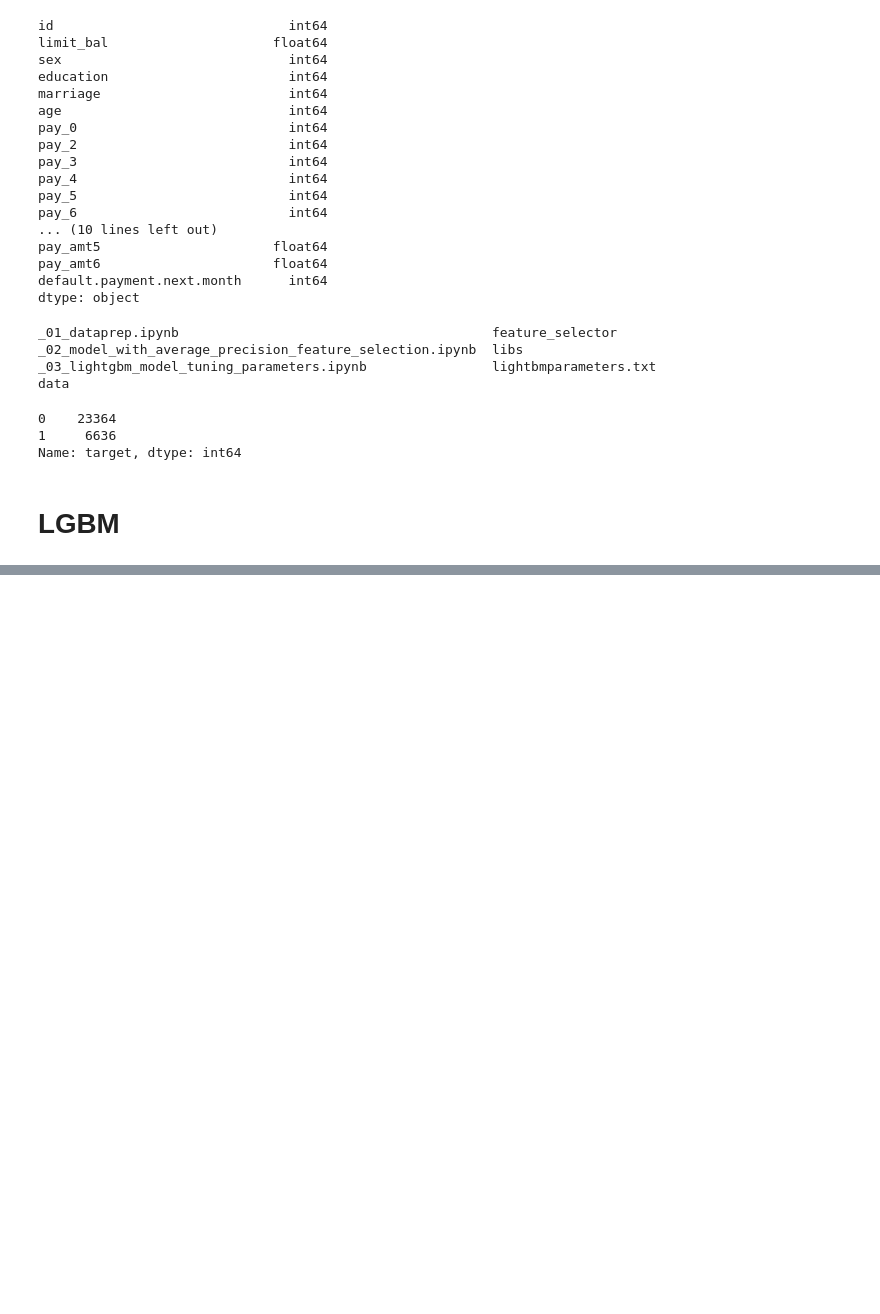
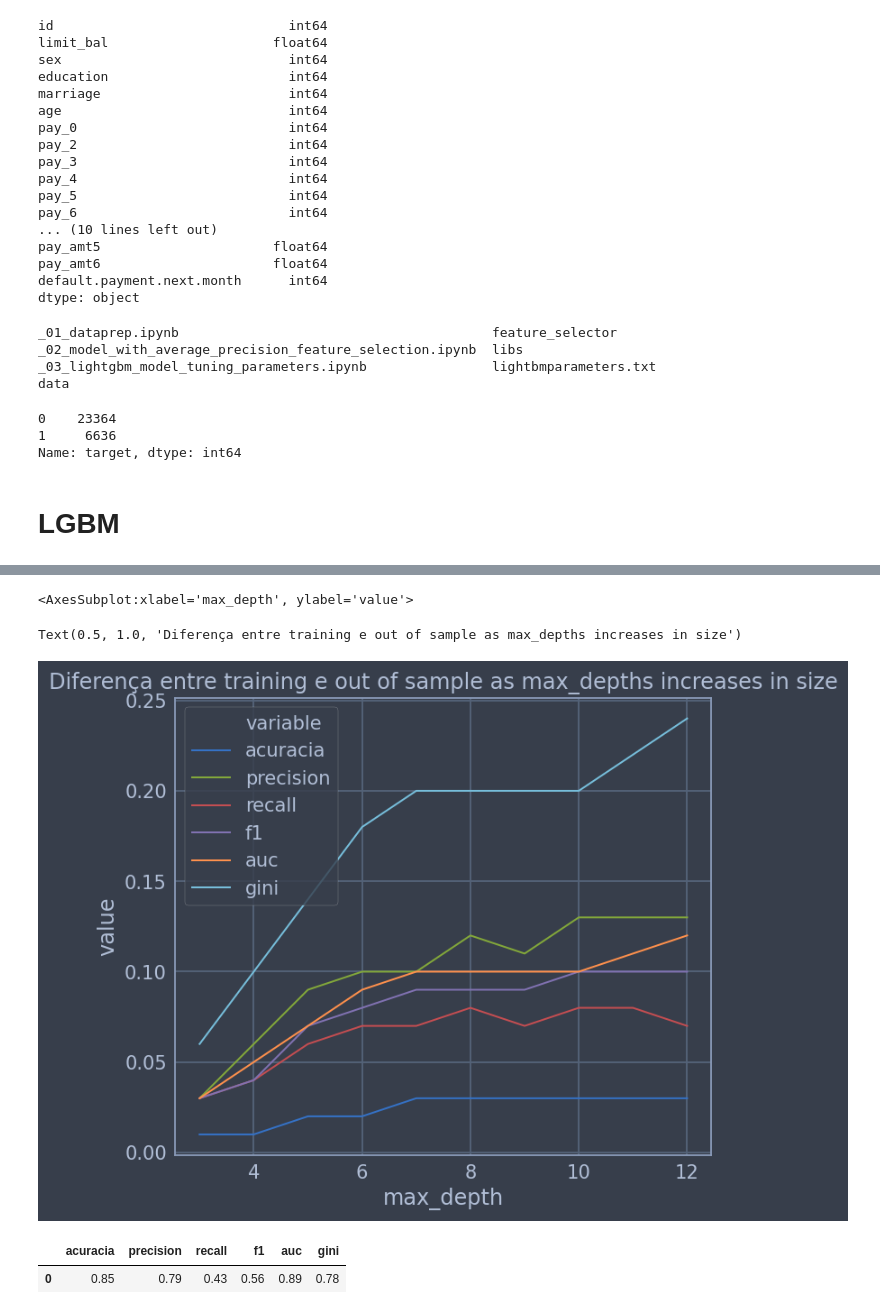
Before and after one commit to vitorpbarbosa7/code_snippets_data_science, a Jupyter notebook: _03_credit_risk_modelling/_03_lightgbm_model_tuning_parameters.ipynb, the cells around one changed output, grey strips where cells are left out. Cells and saved outputs as stored; diff of their text form; code cells hidden in the pictures; blank space fills up the shorter version.

```diff
--- a/_03_credit_risk_modelling/_03_lightgbm_model_tuning_parameters.ipynb
+++ b/_03_credit_risk_modelling/_03_lightgbm_model_tuning_parameters.ipynb
@@ -127,0 +116,9 @@ df
+# %%
+for i in range(3,12,1):
+    clf = lgb.LGBMClassifier(max_depth = i)
+    ma = Pipe(df = df, model = clf, target_var = 'target')
+    print(i)
+    ma.popin.scores
+    ma.oos.scores
+    ma.metrics()
+    ma.overfitting
@@ -127,0 +148,13 @@ df
+# %%
+init = 3
+end = 13
+for i in range(init,end,1):
+    clf = lgb.LGBMClassifier(max_depth = i)
+    ma = Pipe(df = df, model = clf, target_var = 'target')
+    oos = ma.oos.scores
+    if i == init:
+        dfall = oos
+        dfover = ma.overfitting
+    else:
+        dfall = pd.concat([dfall, oos], axis = 0)
+        dfover = pd.concat([dfover, ma.overfitting], axis = 0)
@@ -127,0 +181,3 @@ df
+# %%
+dfall['max_depth'] = range(init, end, 1)
+dfover['max_depth'] = range(init, end, 1)
@@ -127,0 +194,18 @@ df
+# %%
+plot = pd.melt(dfall,
+                value_vars = ['acuracia','precision','recall','f1','auc','gini'],
+                id_vars = 'max_depth')
+over = pd.melt(dfover,
+                value_vars = ['acuracia','precision','recall','f1','auc','gini'],
+                id_vars = 'max_depth')
+# %%
+sns.lineplot(x = 'max_depth',
+             y = 'value',
+             hue = 'variable',
+             data = over)
+plt.title('Diferença entre training e out of sample as max_depths increases in size')
+plt.show()
+# %% [output]
+<AxesSubplot:xlabel='max_depth', ylabel='value'>
+Text(0.5, 1.0, 'Diferença entre training e out of sample as max_depths increases in size')
+[figure, added]
@@ -127,0 +215,5 @@ df
+# %%
+popin
+# %% [output]
+|  | acuracia | precision | recall | f1 | auc | gini |
+| 0 | 0.85 | 0.79 | 0.43 | 0.56 | 0.89 | 0.78 |
```
Also changed, not shown: parts of 24 cells of this notebook, 27 other files.
